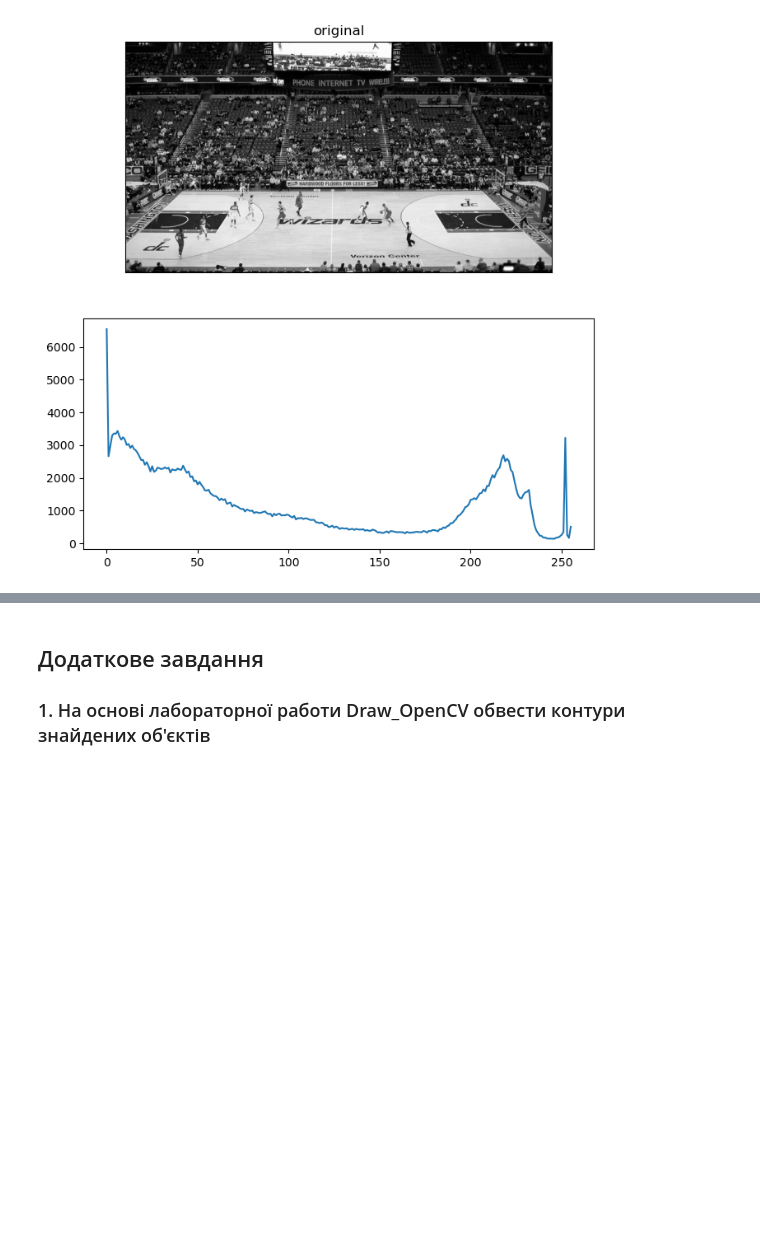
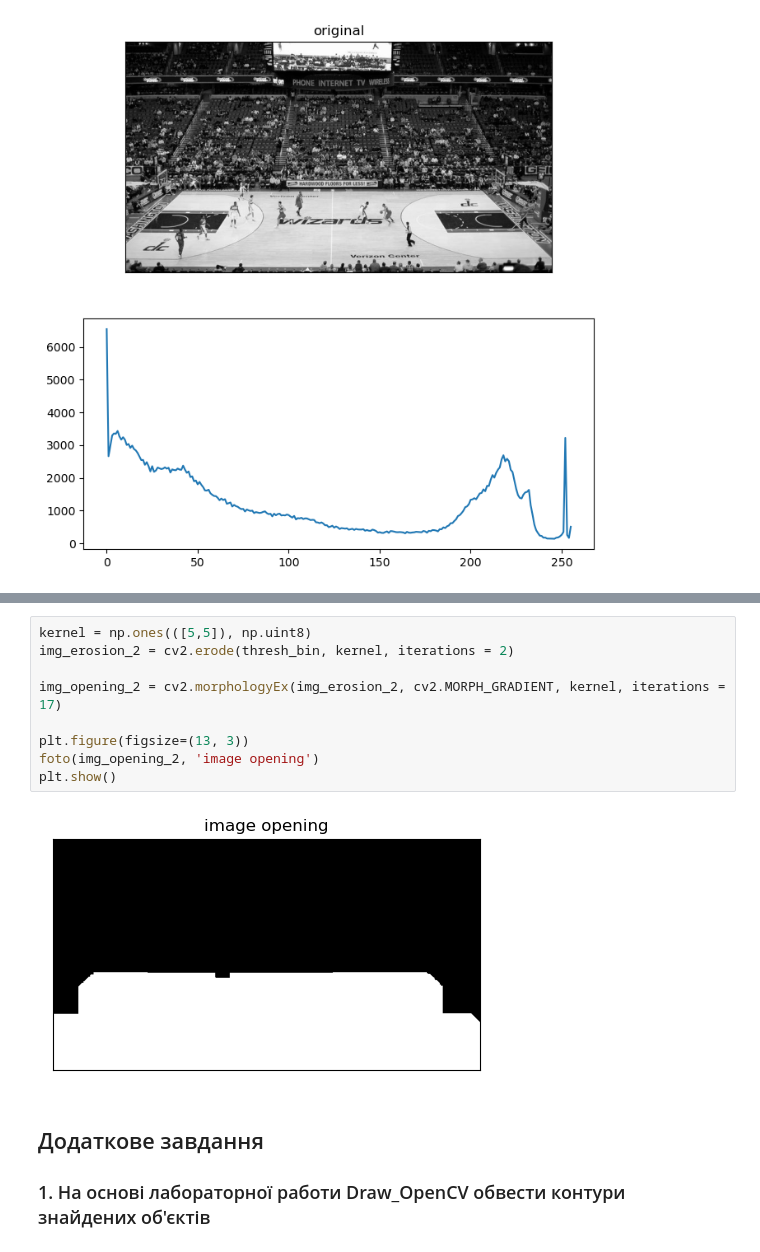
Before and after one commit to ilyasolos/signal-s, a Jupyter notebook: lab6/lab6.ipynb, the cells around one changed output, grey strips where cells are left out. Drawn from its saved outputs; the diff is of its cells as text; blank space fills up the shorter version.

```diff
--- a/lab6/lab6.ipynb
+++ b/lab6/lab6.ipynb
@@ -89,3 +94,14 @@ plt.show()
+# %%
+kernel = np.ones(([5,5]), np.uint8)
+img_erosion_2 = cv2.erode(thresh_bin, kernel, iterations = 2)
+
+img_opening_2 = cv2.morphologyEx(img_erosion_2, cv2.MORPH_GRADIENT, kernel, iterations = 17)
+
+plt.figure(figsize=(13, 3))
+foto(img_opening_2, 'image opening')
+plt.show()
+# %% [output]
+[figure, added]
 # %% [markdown]
 ## Додаткове завдання
 ### 1. На основі лабораторної работи Draw_OpenCV обвести контури знайдених об'єктів
```
Also changed, not shown: parts of 3 cells of this notebook.
